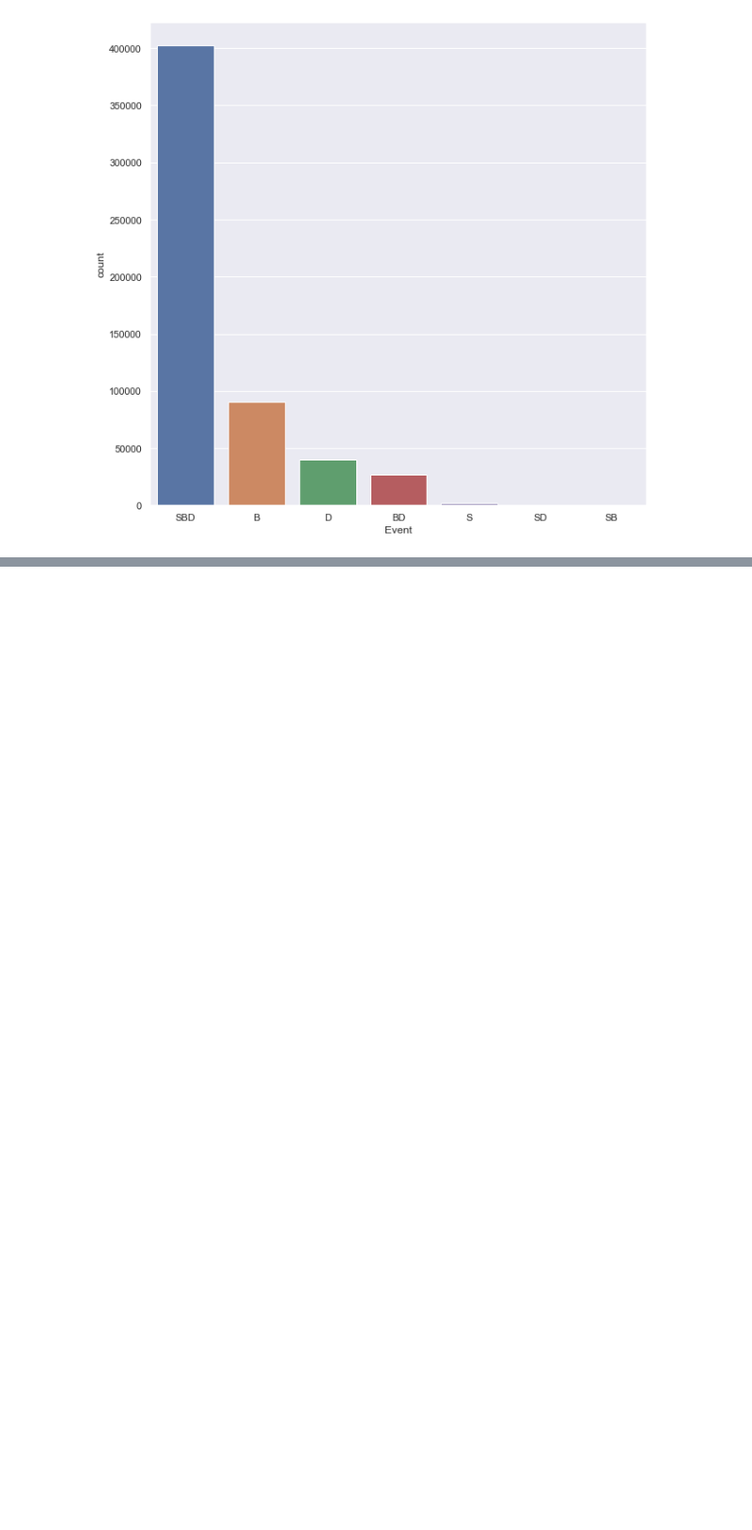
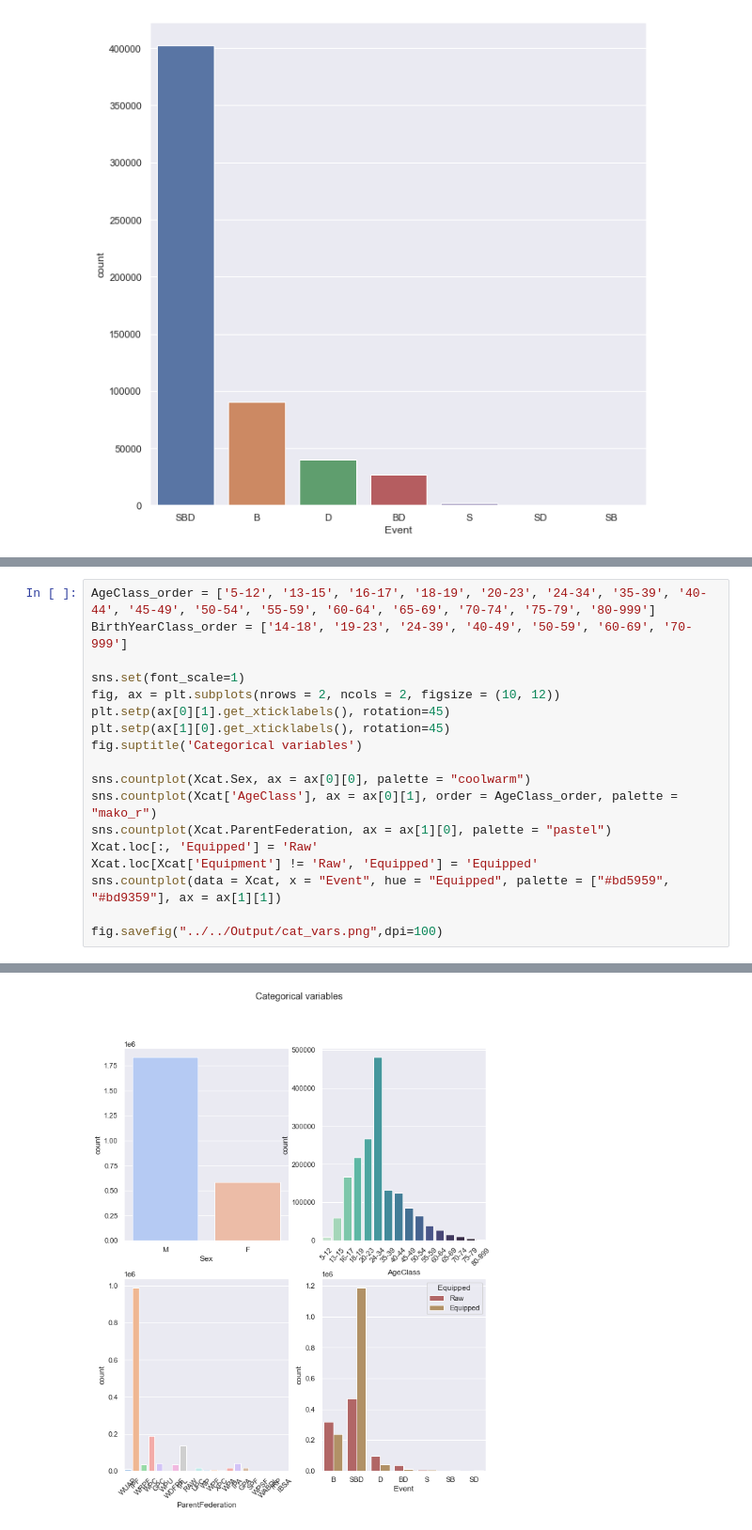
Before and after one commit to JosephAaron3/Powerlifting-Performance, a Jupyter notebook: Code/EDA/OP_EDA.ipynb, the cells around one changed output, grey strips where cells are left out. Shown at 94% size. Drawn from its saved outputs; the diff is of its cells as text; blank space fills up the shorter version.

```diff
--- a/Code/EDA/OP_EDA.ipynb
+++ b/Code/EDA/OP_EDA.ipynb
@@ -340,0 +354,19 @@ KeyboardInterrupt:
+# %%
+AgeClass_order = ['5-12', '13-15', '16-17', '18-19', '20-23', '24-34', '35-39', '40-44', '45-49', '50-54', '55-59', '60-64', '65-69', '70-74', '75-79', '80-999']
+BirthYearClass_order = ['14-18', '19-23', '24-39', '40-49', '50-59', '60-69', '70-999']
+
+sns.set(font_scale=1)
+fig, ax = plt.subplots(nrows = 2, ncols = 2, figsize = (10, 12))
+plt.setp(ax[0][1].get_xticklabels(), rotation=45)
+plt.setp(ax[1][0].get_xticklabels(), rotation=45)
+fig.suptitle('Categorical variables')
+
+sns.countplot(Xcat.Sex, ax = ax[0][0], palette = "coolwarm")
+sns.countplot(Xcat['AgeClass'], ax = ax[0][1], order = AgeClass_order, palette = "mako_r")
+sns.countplot(Xcat.ParentFederation, ax = ax[1][0], palette = "pastel")
+Xcat.loc[:, 'Equipped'] = 'Raw'
+Xcat.loc[Xcat['Equipment'] != 'Raw', 'Equipped'] = 'Equipped'
+sns.countplot(data = Xcat, x = "Event", hue = "Equipped", palette = ["#bd5959", "#bd9359"], ax = ax[1][1])
+
+fig.savefig("../../Output/cat_vars.png",dpi=100)
+# %% [output]
@@ -340,0 +386 @@ KeyboardInterrupt:
+[figure, added]
```
Also changed, not shown: parts of 8 cells of this notebook, 5 other files.
